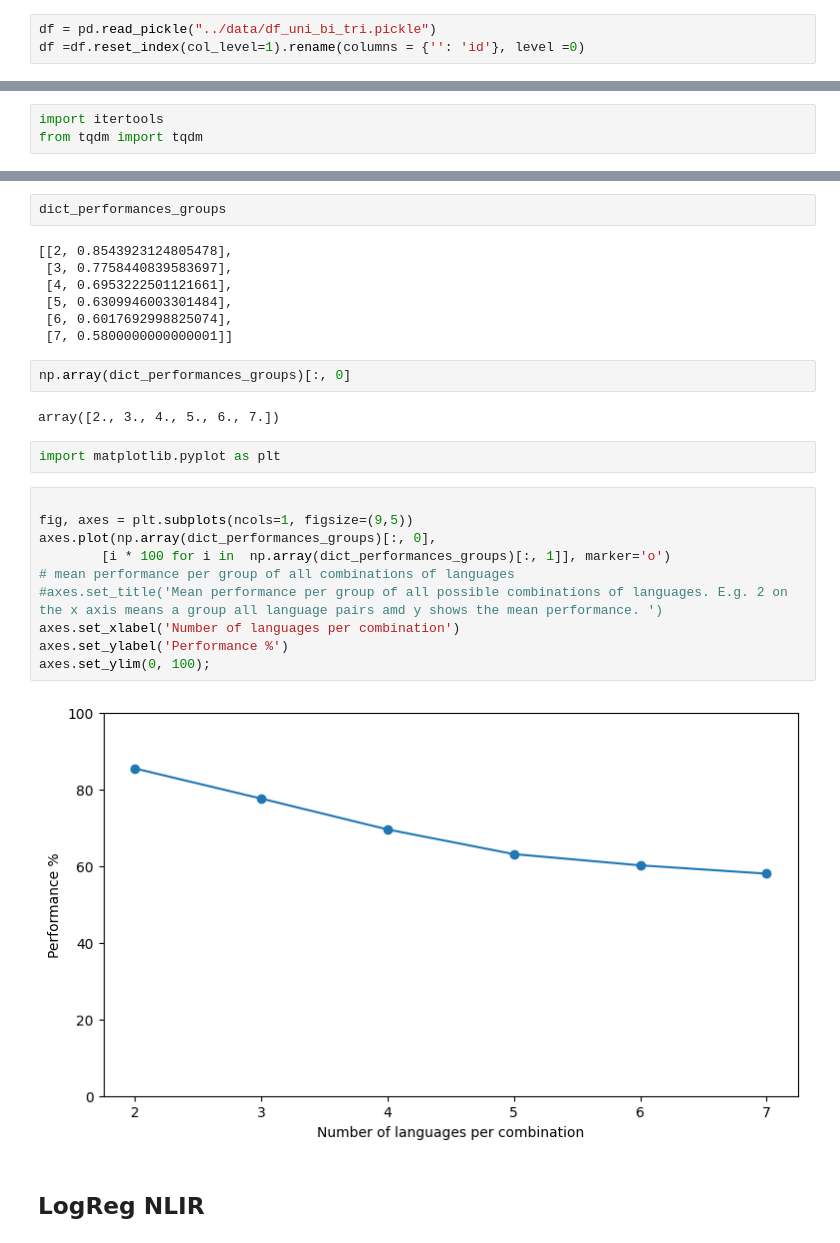
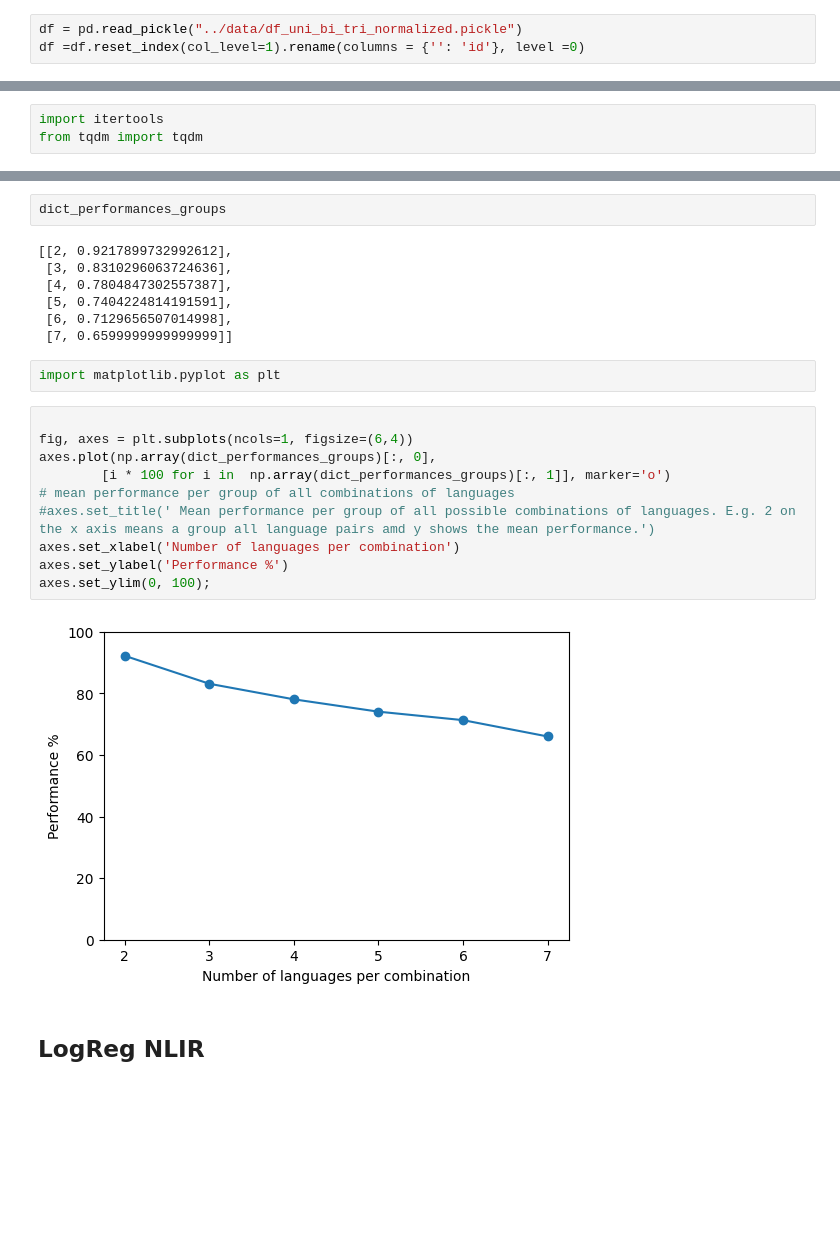
Before and after one commit to linaskerath/ANLP_project, a Jupyter notebook: scripts/logreg_model_new.ipynb, the cells around one changed output, grey strips where cells are left out. Cells and saved outputs as stored; diff of their text form; blank space fills up the shorter version.

Commit message:
figure saved

```diff
--- a/scripts/logreg_model_new.ipynb
+++ b/scripts/logreg_model_new.ipynb
@@ -12,7 +12,7 @@ import numpy as np
 from functions import get_cv_score
 from sklearn.metrics import accuracy_score
 # %%
-df = pd.read_pickle("../data/df_uni_bi_tri.pickle")
+df = pd.read_pickle("../data/df_uni_bi_tri_normalized.pickle")
 df =df.reset_index(col_level=1).rename(columns = {'': 'id'}, level =0)
 # %% [markdown]
 Add language that is going to be the label/ target for model:
@@ -101,30 +101,26 @@ dict_performances
 # %%
 dict_performances_groups
 # %% [output]
-[[2, 0.8543923124805478],
- [3, 0.7758440839583697],
- [4, 0.6953222501121661],
- [5, 0.6309946003301484],
- [6, 0.6017692998825074],
- [7, 0.5800000000000001]]
+[[2, 0.9217899732992612],
+ [3, 0.8310296063724636],
+ [4, 0.7804847302557387],
+ [5, 0.7404224814191591],
+ [6, 0.7129656507014998],
+ [7, 0.6599999999999999]]
-# %%
-np.array(dict_performances_groups)[:, 0]
-# %% [output]
-array([2., 3., 4., 5., 6., 7.])
 # %%
 import matplotlib.pyplot as plt
 # %%
 
-fig, axes = plt.subplots(ncols=1, figsize=(9,5))
+fig, axes = plt.subplots(ncols=1, figsize=(6,4))
 axes.plot(np.array(dict_performances_groups)[:, 0],
         [i * 100 for i in  np.array(dict_performances_groups)[:, 1]], marker='o')
 # mean performance per group of all combinations of languages
-#axes.set_title('Mean performance per group of all possible combinations of languages. E.g. 2 on the x axis means a group all language pairs amd y shows the mean performance. ')
+#axes.set_title(' Mean performance per group of all possible combinations of languages. E.g. 2 on the x axis means a group all language pairs amd y shows the mean performance.')
 axes.set_xlabel('Number of languages per combination')
 axes.set_ylabel('Performance %')
 axes.set_ylim(0, 100);
 # %% [output]
-[figure, old version]
+[figure, new version]
 # %% [markdown]
 ## LogReg NLIR
 # %%
```
Also changed, not shown: parts of 7 cells of this notebook, 1 other file.
